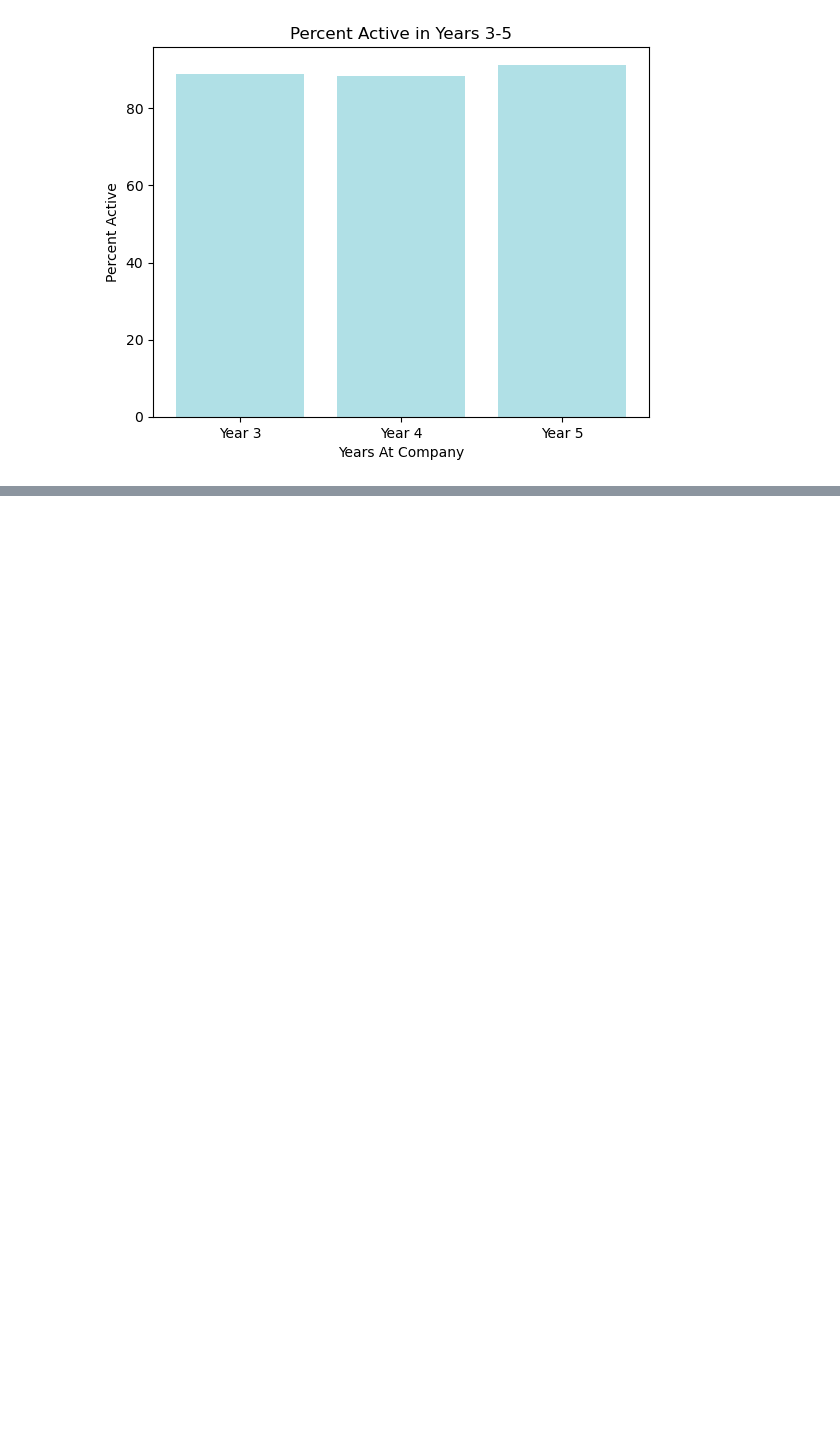
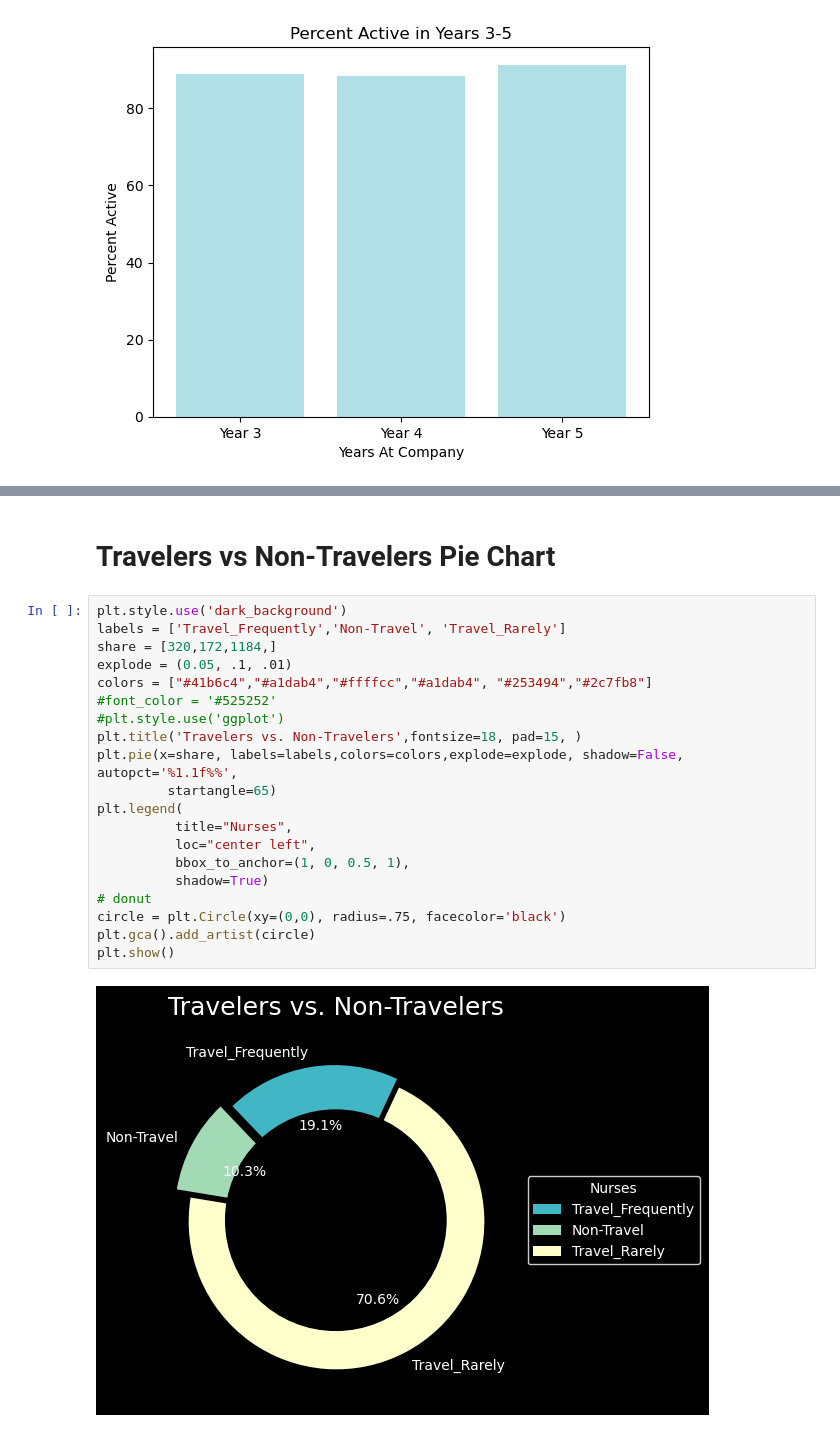
Before and after one commit to raamnath025/Project-1, a Jupyter notebook: RN Attrition.ipynb, the cells around one changed output, grey strips where cells are left out. Drawn from its saved outputs; the diff is of its cells as text; blank space fills up the shorter version.

```diff
--- a/RN Attrition.ipynb
+++ b/RN Attrition.ipynb
@@ -702,0 +1073,24 @@ plt.bar(xAxisPoints5, employees5, align="center", color=["powderblue","powderblu
+# %% [markdown]
+# Travelers vs Non-Travelers Pie Chart
+# %%
+plt.style.use('dark_background')
+labels = ['Travel_Frequently','Non-Travel', 'Travel_Rarely']
+share = [320,172,1184,]
+explode = (0.05, .1, .01)
+colors = ["#41b6c4","#a1dab4","#ffffcc","#a1dab4", "#253494","#2c7fb8"]
+#font_color = '#525252'
+#plt.style.use('ggplot')
+plt.title('Travelers vs. Non-Travelers',fontsize=18, pad=15, )
+plt.pie(x=share, labels=labels,colors=colors,explode=explode, shadow=False, autopct='%1.1f%%',
+         startangle=65)
+plt.legend(
+          title="Nurses",
+          loc="center left",
+          bbox_to_anchor=(1, 0, 0.5, 1),
+          shadow=True)
+# donut
+circle = plt.Circle(xy=(0,0), radius=.75, facecolor='black')
+plt.gca().add_artist(circle)
+plt.show()
+# %% [output]
+[figure, added]
```
Also changed, not shown: parts of 27 cells of this notebook.
